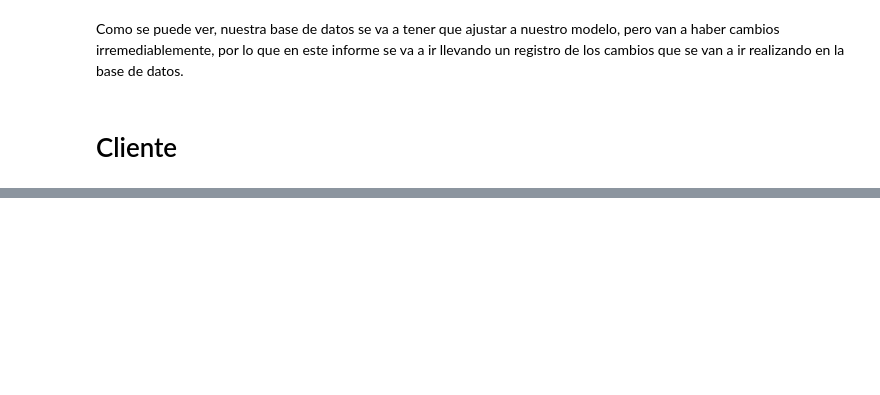
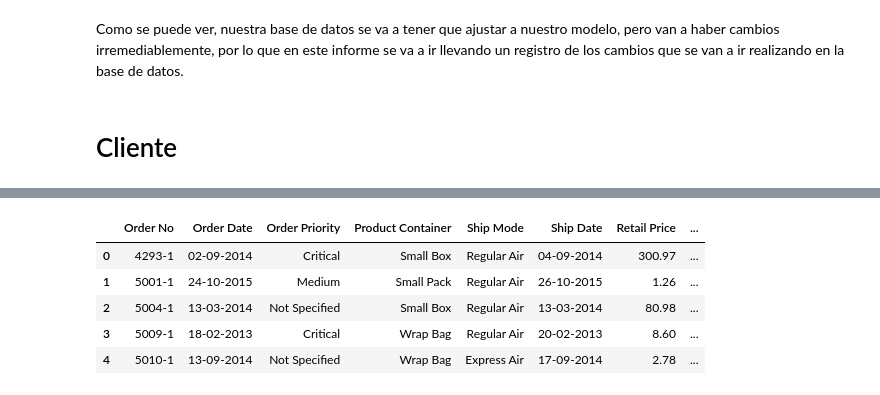
Before and after one commit to AndresDardex/Retail-sales, a Jupyter notebook: data cleaning database.ipynb, the cells around one changed output, grey strips where cells are left out. Cells and saved outputs as stored; diff of their text form; code cells hidden in the pictures; blank space fills up the shorter version.

```diff
--- a/data cleaning database.ipynb
+++ b/data cleaning database.ipynb
@@ -119,0 +204,6 @@ Name: count, dtype: int64
+# %%
+base2 = pd.merge(base, base_cliente_unique, on=['Customer Name', 'Address', 'City', 'State', 'Customer Type', 'Account Manager'], how='left')
+# %%
+base2 = pd.merge(base2, base_domiciliarios, left_on=['Shipping Company'], right_on= ['Company'], how='left')
+# %%
+base2 = pd.merge(base2, base_productos, on=['Product Name', 'Product Category', 'Cost Price'], how='left')
@@ -119,0 +221,13 @@ Name: count, dtype: int64
+# %%
+base_factura = base2[['Order No', 'Order Date', 'Order Priority', 'Product Container', 'Ship Mode', 'Ship Date',
+       'Retail Price', 'Profit Margin', 'Order Quantity', 'Sub Total', 'Discount %', 'Discount $', 'Order Total', 'Shipping Cost',
+       'Total', 'Id_customer', 'Id_delivery', 'Id_product']].copy()
+# %%
+base_factura.head()
+# %% [output]
+|  | Order No | Order Date | Order Priority | Product Container | Ship Mode | Ship Date | Retail Price | ... |
+| 0 | 4293-1 | 02-09-2014 | Critical | Small Box | Regular Air | 04-09-2014 | 300.97 | ... |
+| 1 | 5001-1 | 24-10-2015 | Medium | Small Pack | Regular Air | 26-10-2015 | 1.26 | ... |
+| 2 | 5004-1 | 13-03-2014 | Not Specified | Small Box | Regular Air | 13-03-2014 | 80.98 | ... |
+| 3 | 5009-1 | 18-02-2013 | Critical | Wrap Bag | Regular Air | 20-02-2013 | 8.60 | ... |
+| 4 | 5010-1 | 13-09-2014 | Not Specified | Wrap Bag | Express Air | 17-09-2014 | 2.78 | ... |
```
Also changed, not shown: parts of 24 cells of this notebook.
